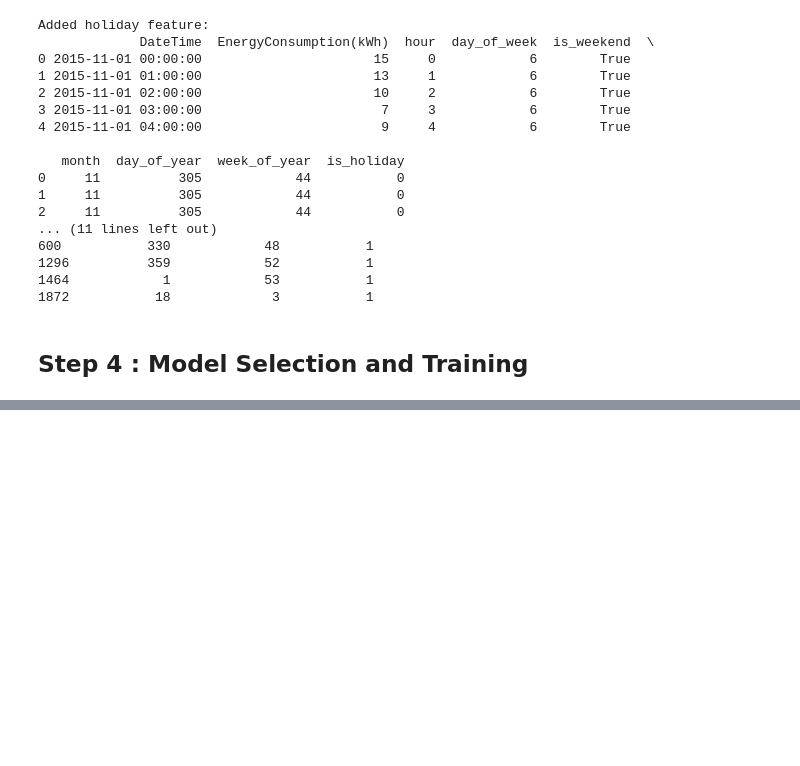
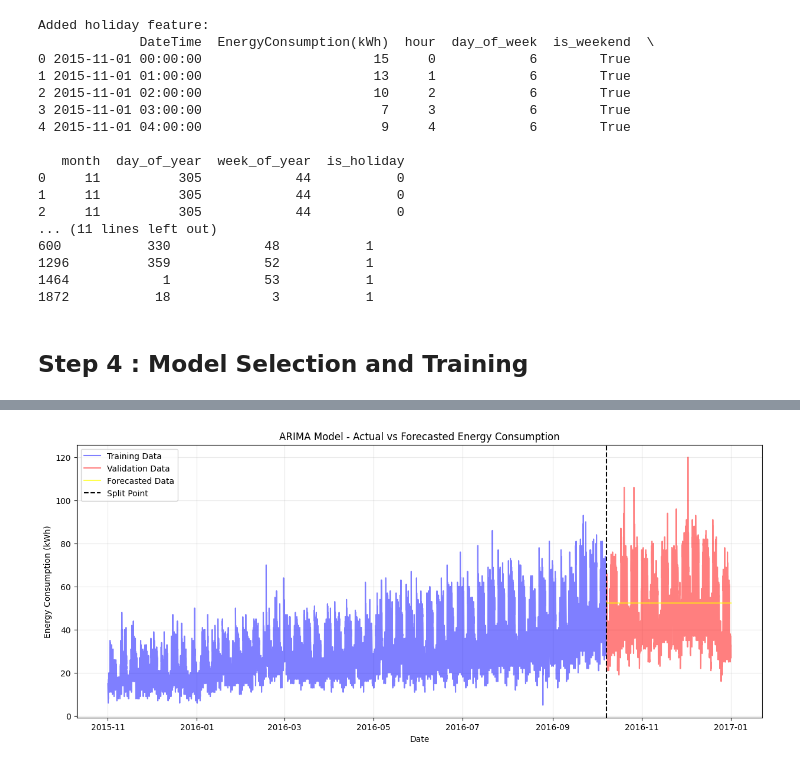
Before and after one commit to Adel2411/energy-consumption-prediction, a Jupyter notebook: energy_forecaster.ipynb, the cells around one changed output, grey strips where cells are left out. Saved outputs shown, nothing was run; the diff lists cells and outputs as text; code cells hidden in the pictures; blank space fills up the shorter version.

```diff
--- a/energy_forecaster.ipynb
+++ b/energy_forecaster.ipynb
@@ -465,0 +581,27 @@ Added holiday feature:
+# %%
+# Train and Validate Model
+
+## Train the ARIMA model on the training data and validate its performance on the validation set
+
+# Forecasting on the validation set
+forecast_steps = len(val_df)
+forecast = results.forecast(steps=forecast_steps)
+
+# Create a DataFrame to store the forecasted values
+forecast_df = val_df.copy()
+forecast_df['Forecast'] = forecast
+
+# Plot the actual vs forecasted values
+plt.figure(figsize=(15, 6))
+plt.plot(train_df['DateTime'], train_df['EnergyConsumption(kWh)'], label='Training Data', color='blue', alpha=0.5)
+plt.plot(val_df['DateTime'], val_df['EnergyConsumption(kWh)'], label='Validation Data', color='red', alpha=0.5)
+plt.plot(forecast_df['DateTime'], forecast_df['Forecast'], label='Forecasted Data', color='yellow', alpha=0.7)
+plt.axvline(x=split_date, color='black', linestyle='--', label='Split Point')
+plt.title('ARIMA Model - Actual vs Forecasted Energy Consumption')
+plt.xlabel('Date')
+plt.ylabel('Energy Consumption (kWh)')
+plt.legend()
+plt.grid(True, alpha=0.3)
+plt.show()
+# %% [output]
+[figure, added]
```
Also changed, not shown: parts of 15 cells of this notebook, 4 other files.
